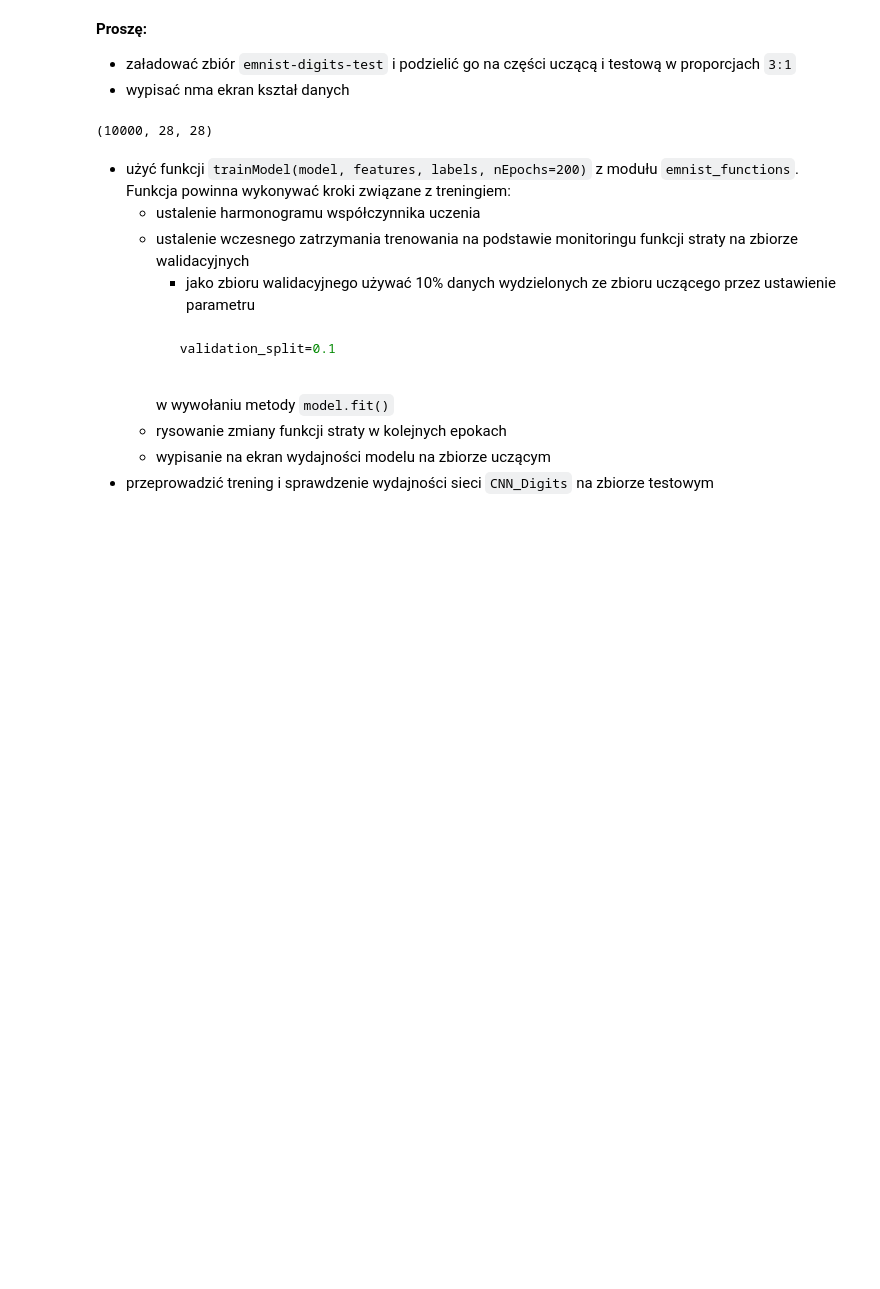
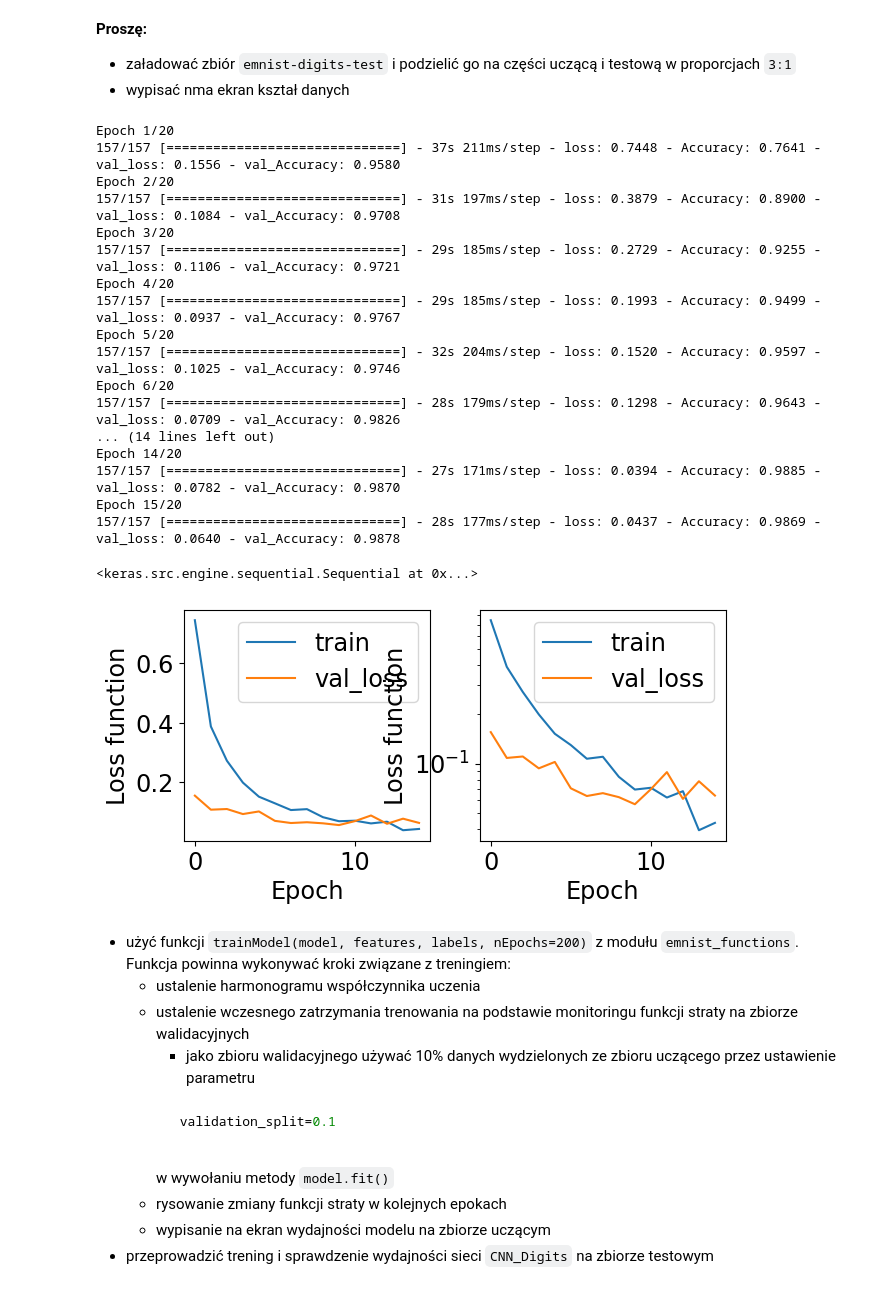
Before and after one commit to bkasza/MLII, a Jupyter notebook: 06/06_Sieci_ze_splotem_1.ipynb, the cells around one changed output. Cells and saved outputs as stored; diff of their text form; code cells hidden in the pictures; blank space fills up the shorter version.

```diff
--- a/06/06_Sieci_ze_splotem_1.ipynb
+++ b/06/06_Sieci_ze_splotem_1.ipynb
@@ -601,5 +602,4 @@ x_train = features[:nTrainExamples]
 y_train = labels[:nTrainExamples]
 
 x_val = features[-nValExamples:]
+y_val = labels[-nValExamples:]
-# %% [output]
-(10000, 28, 28)
@@ -609,3 +606,25 @@ pass
+# %%
+emnist_fcn.trainModel(model, x_train, y_train, x_val, y_val, nEpochs=20)
+# %% [output]
+Epoch 1/20
+157/157 [==============================] - 37s 211ms/step - loss: 0.7448 - Accuracy: 0.7641 - val_loss: 0.1556 - val_Accuracy: 0.9580
+Epoch 2/20
+157/157 [==============================] - 31s 197ms/step - loss: 0.3879 - Accuracy: 0.8900 - val_loss: 0.1084 - val_Accuracy: 0.9708
+Epoch 3/20
+157/157 [==============================] - 29s 185ms/step - loss: 0.2729 - Accuracy: 0.9255 - val_loss: 0.1106 - val_Accuracy: 0.9721
+Epoch 4/20
+157/157 [==============================] - 29s 185ms/step - loss: 0.1993 - Accuracy: 0.9499 - val_loss: 0.0937 - val_Accuracy: 0.9767
+Epoch 5/20
+157/157 [==============================] - 32s 204ms/step - loss: 0.1520 - Accuracy: 0.9597 - val_loss: 0.1025 - val_Accuracy: 0.9746
+Epoch 6/20
+157/157 [==============================] - 28s 179ms/step - loss: 0.1298 - Accuracy: 0.9643 - val_loss: 0.0709 - val_Accuracy: 0.9826
+... (14 lines left out)
+Epoch 14/20
+157/157 [==============================] - 27s 171ms/step - loss: 0.0394 - Accuracy: 0.9885 - val_loss: 0.0782 - val_Accuracy: 0.9870
+Epoch 15/20
+157/157 [==============================] - 28s 177ms/step - loss: 0.0437 - Accuracy: 0.9869 - val_loss: 0.0640 - val_Accuracy: 0.9878
+<keras.src.engine.sequential.Sequential at 0x...>
+[figure, added]
 # %% [markdown]
 * użyć funkcji  `trainModel(model, features, labels, nEpochs=200)` z modułu `emnist_functions`. Funkcja powinna wykonywać
   kroki związane z treningiem:
```
Also changed, not shown: parts of 6 cells of this notebook, 1 other file.
